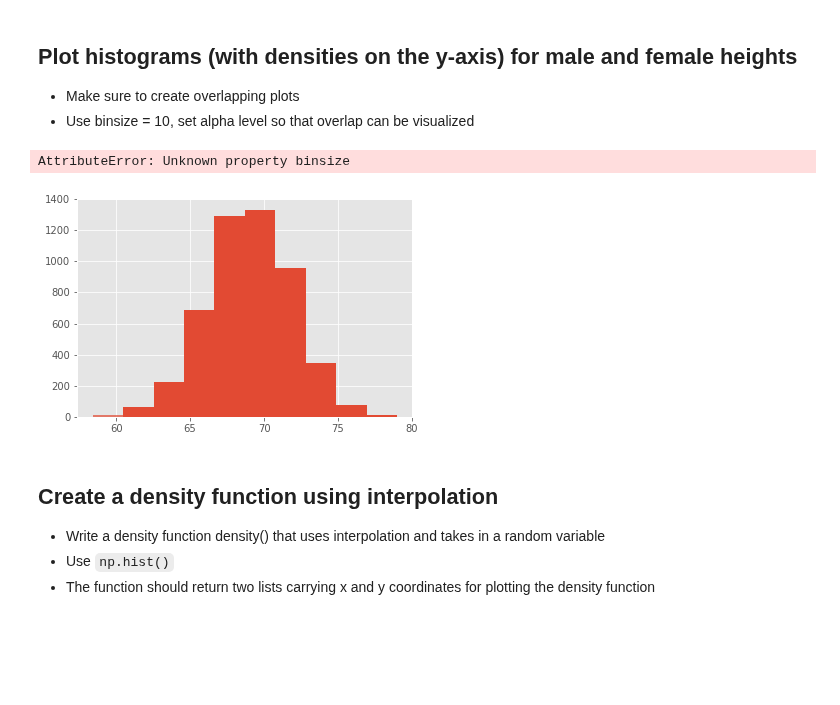
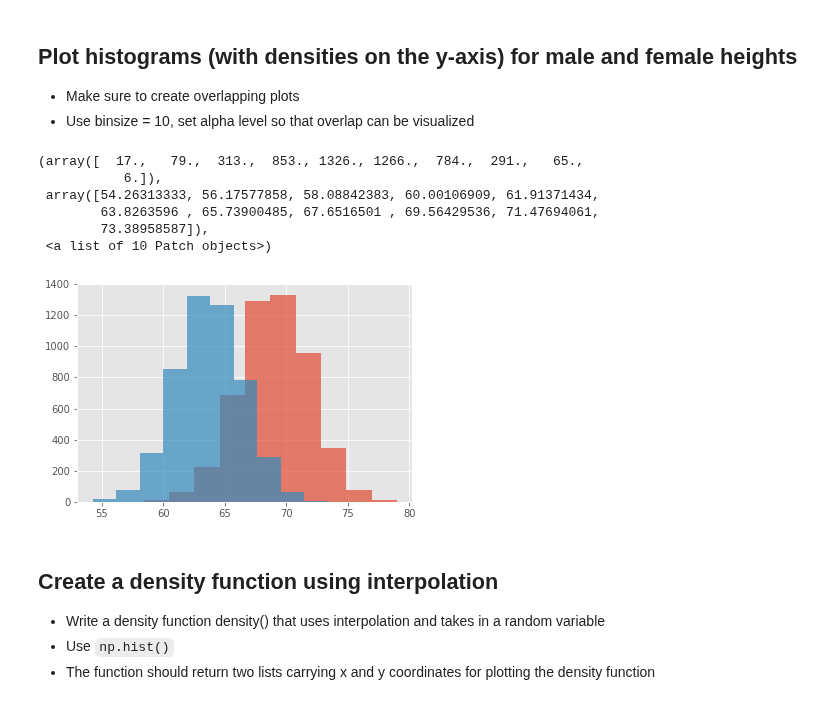
Before and after one commit to jmt0221/probability-density-functions-lab-nyc-ds-082619, a Jupyter notebook: index.ipynb, the cells around one changed output. Saved outputs shown, nothing was run; the diff lists cells and outputs as text; code cells hidden in the pictures; blank space fills up the shorter version.

```diff
--- a/index.ipynb
+++ b/index.ipynb
@@ -71,12 +71,17 @@ female_df
 # %%
 # Your code here
 fig, ax = plt.subplots()
 
-ax.hist(x=male_df['Height'],alpha=0.7,binsize=10)
-ax.hist(x=female_df['Height'],alpha = 0.7, binsize=10)
+ax.hist(x=male_df['Height'],alpha=0.7,bins=10)
+ax.hist(x=female_df['Height'],alpha = 0.7, bins=10)
 # %% [output]
-AttributeError: Unknown property binsize
+(array([  17.,   79.,  313.,  853., 1326., 1266.,  784.,  291.,   65.,
+           6.]),
+ array([54.26313333, 56.17577858, 58.08842383, 60.00106909, 61.91371434,
+        63.8263596 , 65.73900485, 67.6516501 , 69.56429536, 71.47694061,
+        73.38958587]),
+ <a list of 10 Patch objects>)
-[figure, old version]
+[figure, new version]
 # %%
 # Record your observations - are these inline with your personal observations?
 # %% [markdown]
```
